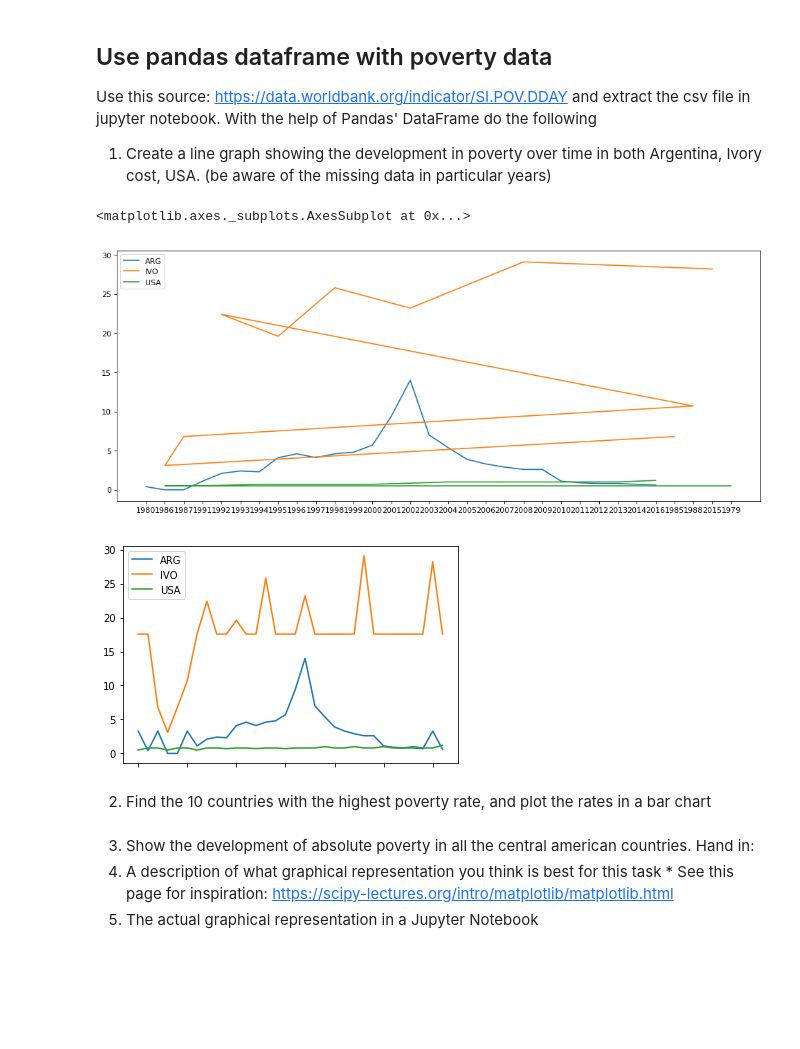
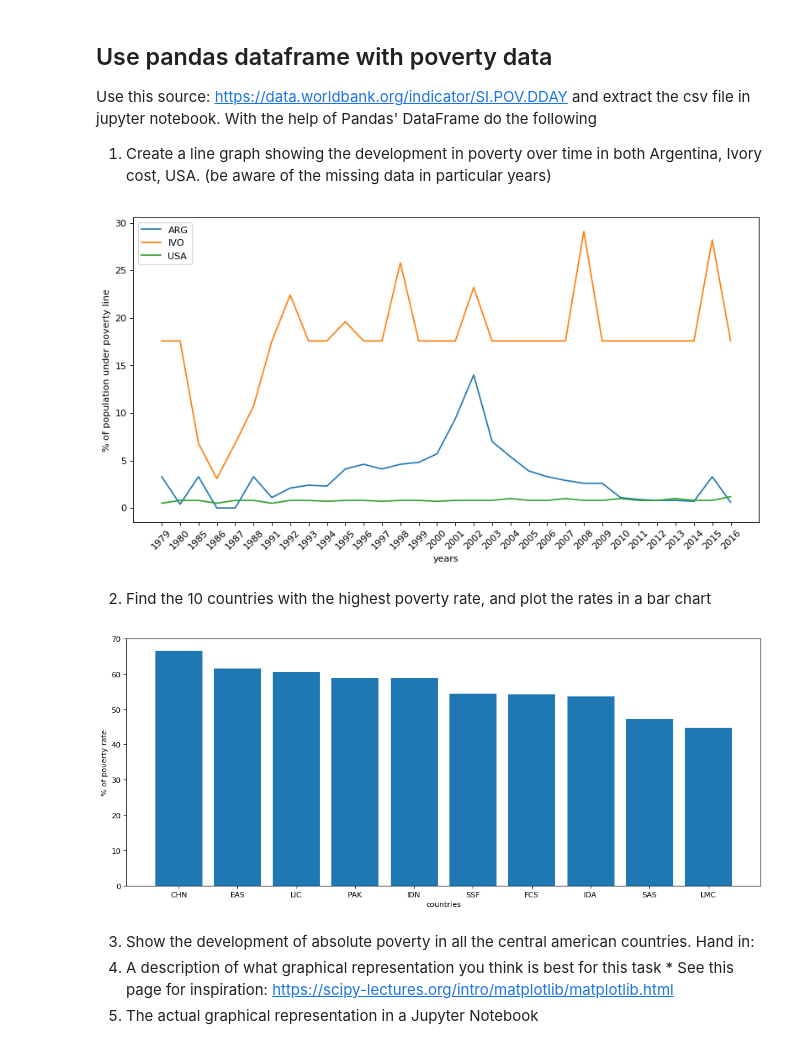
Before and after one commit to grem848/Assignment4Python, a Jupyter notebook: Assignment4.ipynb, the cells around one changed output. Drawn from its saved outputs; the diff is of its cells as text; code cells hidden in the pictures; blank space fills up the shorter version.

```diff
--- a/Assignment4.ipynb
+++ b/Assignment4.ipynb
@@ -13,11 +13,6 @@ Use this source: https://data.worldbank.org/indicator/SI.POV.DDAY and extract th
 With the help of Pandas' DataFrame do the following
 1. Create a line graph showing the development in poverty over time in both Argentina, Ivory cost, USA. (be aware of the missing data in particular years)
 # %%
-# mangler at få skrevet år-værdierne ud på x-aksen
-# prøv at køre den et par gange hvis ikke den viser figuren med det samme
-# har valgt at sætte gennemsnitsværdier ind der hvor der står nAn - man kan gøre andre ting også
-# ignorer den fil der hedder functions.py
-
 import pandas as pd
 import matplotlib.pyplot as plt
 
@@ -27,46 +22,67 @@ df = pd.read_csv(filename, header=2)
 df.drop([0,1])
 
 # creating series for arg, ivo and usa
 # below line finds country from name and takes the index value as an int, so it can be used dynamically in iloc
 arg_index = df[df['Country Name'] == 'Argentina'].index.values.astype(int)[0]
 arg = df.iloc[arg_index, :]
 arg = arg.dropna()
 arg = arg[4:]
 
 ivo_index = df[df['Country Name'] == "Cote d'Ivoire"].index.values.astype(int)[0]
 ivo = df.iloc[ivo_index, :]
 ivo = ivo.dropna()
 ivo = ivo[4:]
 
 usa_index = df[df['Country Name'] == "United States"].index.values.astype(int)[0]
 usa = df.iloc[usa_index, :]
 usa = usa.dropna()
 usa = usa[4:]
 
 # creating dict of series
 my_dict = {'ARG': arg, 'IVO': ivo, 'USA': usa}
 
-# .axes[0].tolist() returns years as a list
-plt.figure(figsize=(15,6), dpi=80)
-plt.plot(arg.axes[0].tolist(), arg.values, label = 'ARG')
-plt.plot(ivo.axes[0].tolist(), ivo.values, label = 'IVO')
-plt.plot(usa.axes[0].tolist(), usa.values, label = 'USA')
-plt.legend()
-
+# set size for figure
+plt.figure(figsize=(12,6), dpi=80)
 
 # creating dataframe from dict
 my_df = pd.DataFrame(my_dict)
+
 # filling the missing values with the mean value for each country
 my_df = my_df.fillna(my_df.mean())
 
 # print(my_df)
-my_df.plot()
+
+# rotates years so they are readable
+plt.xticks(rotation=45)
+plt.plot(my_df)
+plt.ylabel("% of population under poverty line")
+plt.xlabel("years")
+plt.legend(my_dict)
+plt.show()
 # %% [output]
-<matplotlib.axes._subplots.AxesSubplot at 0x...>
-[figure, old version]
+[figure, new version]
-[figure, removed]
 # %% [markdown]
 2. Find the 10 countries with the highest poverty rate, and plot the rates in a bar chart
+# %%
+def calculate_poverty_rates_in_country_by_year(year):
+    # Sort poverty values in year
+    data = df.sort_values(year,0,False)
+    # Country Codes
+    y = data['Country Code'][:10]
+    # Values of poverty
+    x = data[year][:10]
+    return [y,x]
+
+y,x = calculate_poverty_rates_in_country_by_year('1990')
+plt.figure(figsize=(15,6), dpi=80)
+plt.bar(y,x)
+plt.ylabel("% of poverty rate")
+plt.xlabel("countries")
+plt.show()
+
+#calculate_the_highest_poverty_country(data)
+# %% [output]
+[figure, added]
 # %% [markdown]
 3. Show the development of absolute poverty in all the central american countries. Hand in:
   1. A description of what graphical representation you think is best for this task
```
Also changed, not shown: parts of 2 cells of this notebook, 1 other file.
